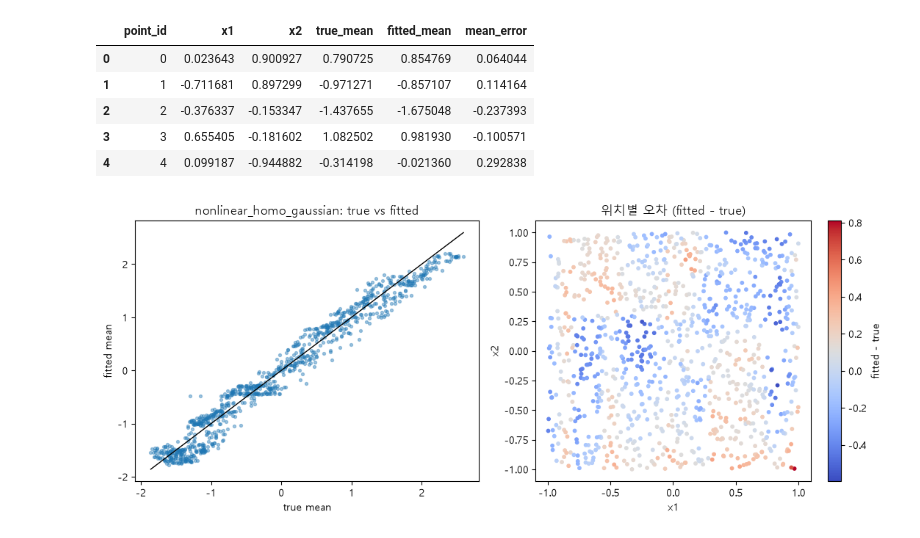
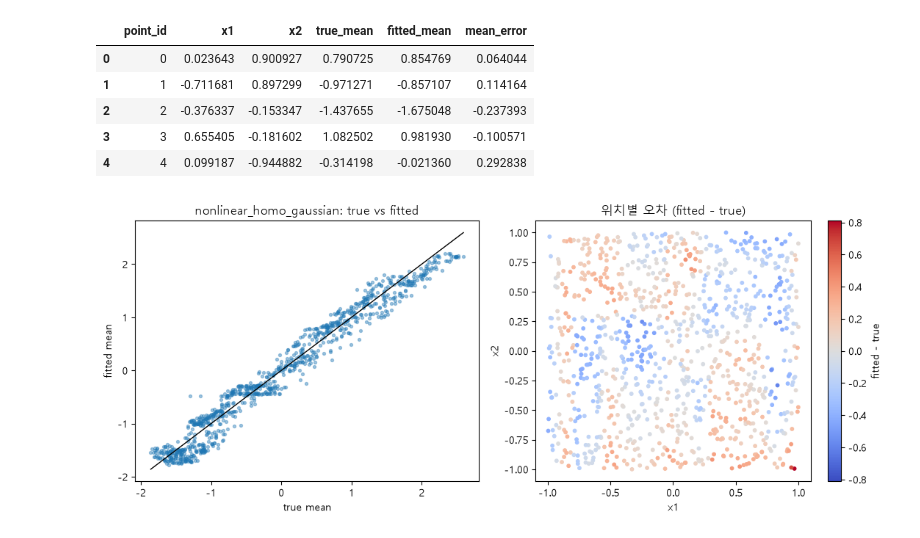
Before and after one commit to cms6090/simulation, a Jupyter notebook: notebooks/simulation.ipynb, the cells around one changed output. Cells and saved outputs as stored; diff of their text form; code cells hidden in the pictures.

```diff
--- a/notebooks/simulation.ipynb
+++ b/notebooks/simulation.ipynb
@@ -500,27 +506,39 @@ function_diagnostics.head()
 # %%
 import matplotlib.pyplot as plt
 
-plt.rcParams["font.family"] = "Malgun Gothic"  # Windows 기본 한글 폰트 — 그래프 제목의 한글이 박스로 깨지는 것 방지
+from matplotlib import font_manager
+
+# Windows 한글 폰트가 있으면 사용, 다른 환경에서는 영문 제목 사용
+has_korean_font = any(f.name == "Malgun Gothic" for f in font_manager.fontManager.ttflist)
+if has_korean_font:
+    plt.rcParams["font.family"] = "Malgun Gothic"
 plt.rcParams["axes.unicode_minus"] = False  # Malgun Gothic에서 유니코드 마이너스 기호가 깨지는 문제 방지
 
 fig, axes = plt.subplots(1, 2, figsize=(11, 4.5))
 
 # 산점도: true mean vs fitted mean — 대각선에서 벗어난 정도가 근사 오차
 axes[0].scatter(true_mean_train, train_pred, s=8, alpha=0.4)
 lims = [min(true_mean_train.min(), train_pred.min()), max(true_mean_train.max(), train_pred.max())]
 axes[0].plot(lims, lims, color="black", linewidth=1)
 axes[0].set_xlabel("true mean")
 axes[0].set_ylabel("fitted mean")
 axes[0].set_title(f"{training_dgp.name}: true vs fitted")
 
-# 위치별 오차: x1 기준으로 색칠해 평균 지표가 가리는 국소 오차 확인
-sc = axes[1].scatter(training_x[:, 0], training_x[:, 1], c=delta, cmap="coolwarm", s=10)
+# 위치별 오차: (x1, x2) 위치에 fitted - true 값을 색으로 표시
+# 같은 크기의 양·음 오차가 대칭 색으로 표시되도록 0 중심 범위 적용
+color_limit = float(np.max(np.abs(delta)))
+if color_limit == 0:
+    color_limit = 1.0  # 모든 오차가 0일 때 시각화 범위만 설정, 실제 오차는 변경하지 않음
+sc = axes[1].scatter(
+    training_x[:, 0], training_x[:, 1], c=delta,
+    cmap="coolwarm", vmin=-color_limit, vmax=color_limit, s=10,
+)
 plt.colorbar(sc, ax=axes[1], label="fitted - true")
 axes[1].set_xlabel("x1")
 axes[1].set_ylabel("x2")
-axes[1].set_title("위치별 오차 (fitted - true)")
+axes[1].set_title("위치별 오차 (fitted - true)" if has_korean_font else "Local error (fitted - true)")
 
 plt.tight_layout()
 plt.show()
 # %% [output]
-[figure, old version]
+[figure, new version]
```
Also changed, not shown: parts of 15 cells of this notebook.
